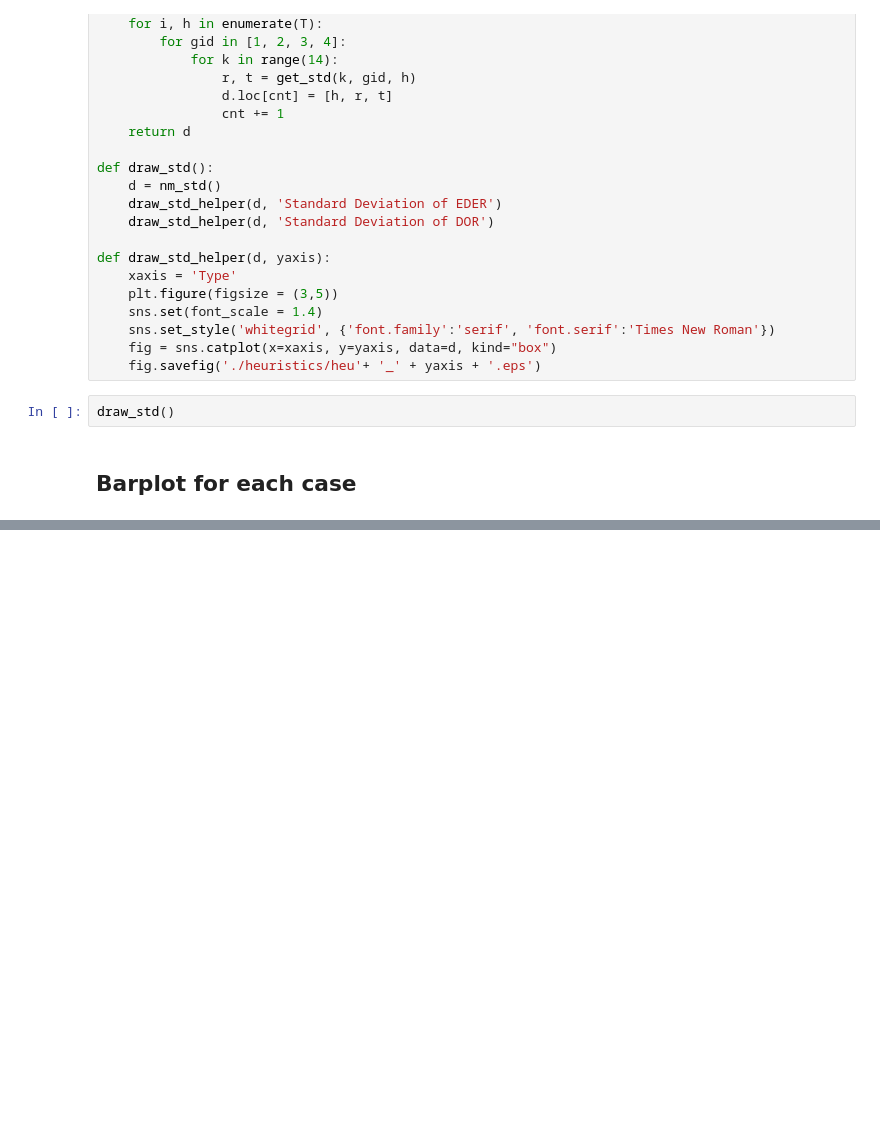
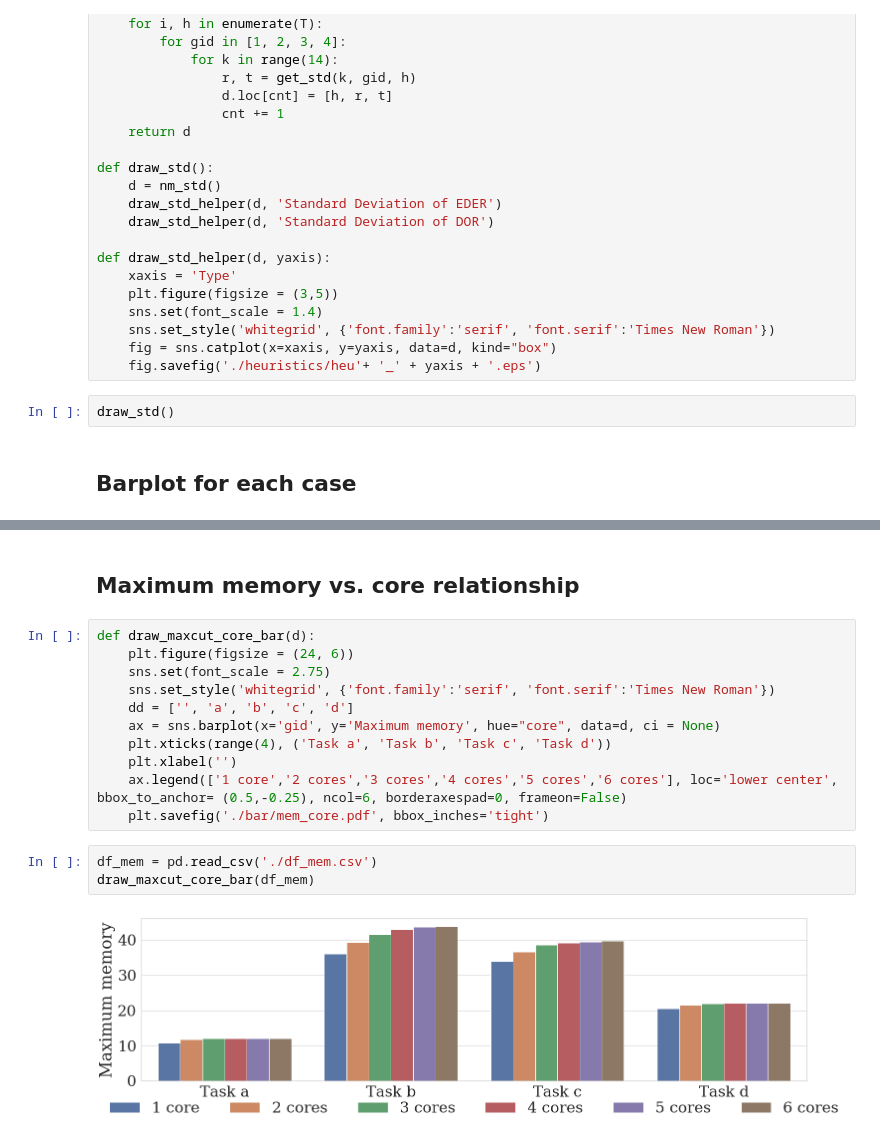
Before and after one commit to MrZhang1994/EC-framework, a Jupyter notebook: gty/src/new_notebook.ipynb, the cells around one changed output, grey strips where cells are left out. Saved outputs shown, nothing was run; the diff lists cells and outputs as text; blank space fills up the shorter version.

```diff
--- a/gty/src/new_notebook.ipynb
+++ b/gty/src/new_notebook.ipynb
@@ -167,0 +186,18 @@ draw_brute_force_bar(1, 'Case', 'EDER', df)
+# %% [markdown]
+## Maximum memory vs. core relationship
+# %%
+def draw_maxcut_core_bar(d):
+    plt.figure(figsize = (24, 6))
+    sns.set(font_scale = 2.75)
+    sns.set_style('whitegrid', {'font.family':'serif', 'font.serif':'Times New Roman'})
+    dd = ['', 'a', 'b', 'c', 'd']
+    ax = sns.barplot(x='gid', y='Maximum memory', hue="core", data=d, ci = None)
+    plt.xticks(range(4), ('Task a', 'Task b', 'Task c', 'Task d'))
+    plt.xlabel('')
+    ax.legend(['1 core','2 cores','3 cores','4 cores','5 cores','6 cores'], loc='lower center', bbox_to_anchor= (0.5,-0.25), ncol=6, borderaxespad=0, frameon=False)
+    plt.savefig('./bar/mem_core.pdf', bbox_inches='tight')
+# %%
+df_mem = pd.read_csv('./df_mem.csv')
+draw_maxcut_core_bar(df_mem)
+# %% [output]
+[figure, added]
```
Also changed, not shown: parts of 7 cells of this notebook, 2 other files.
